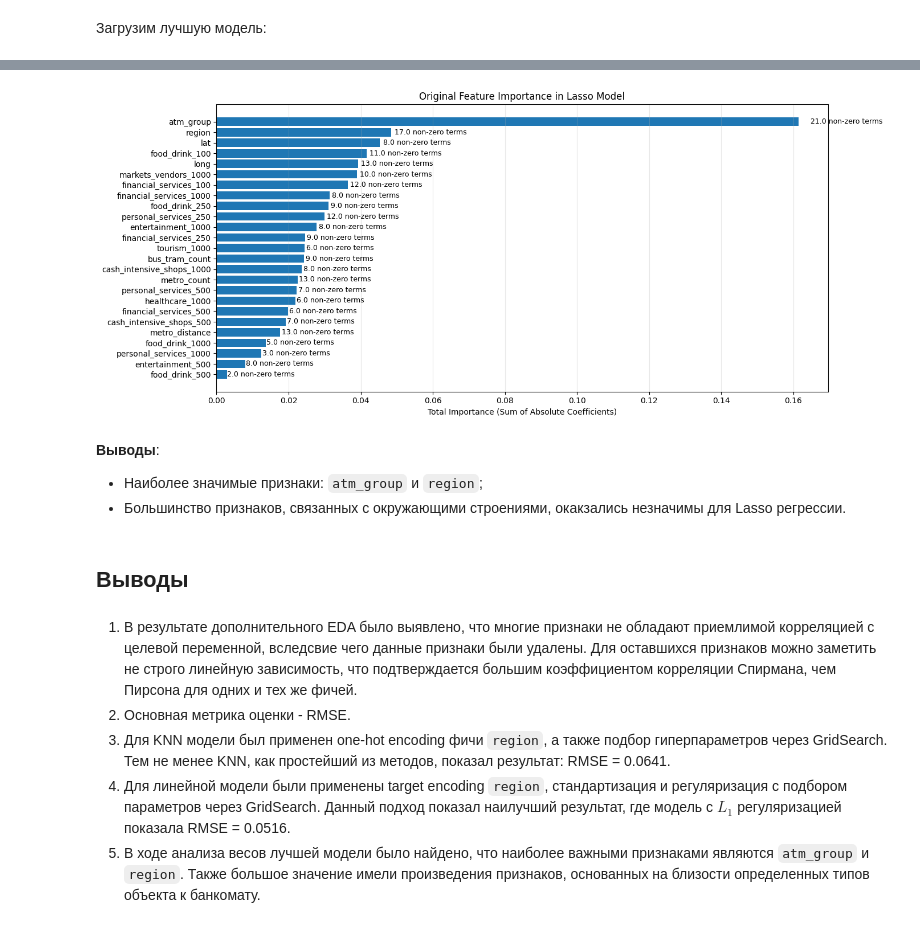
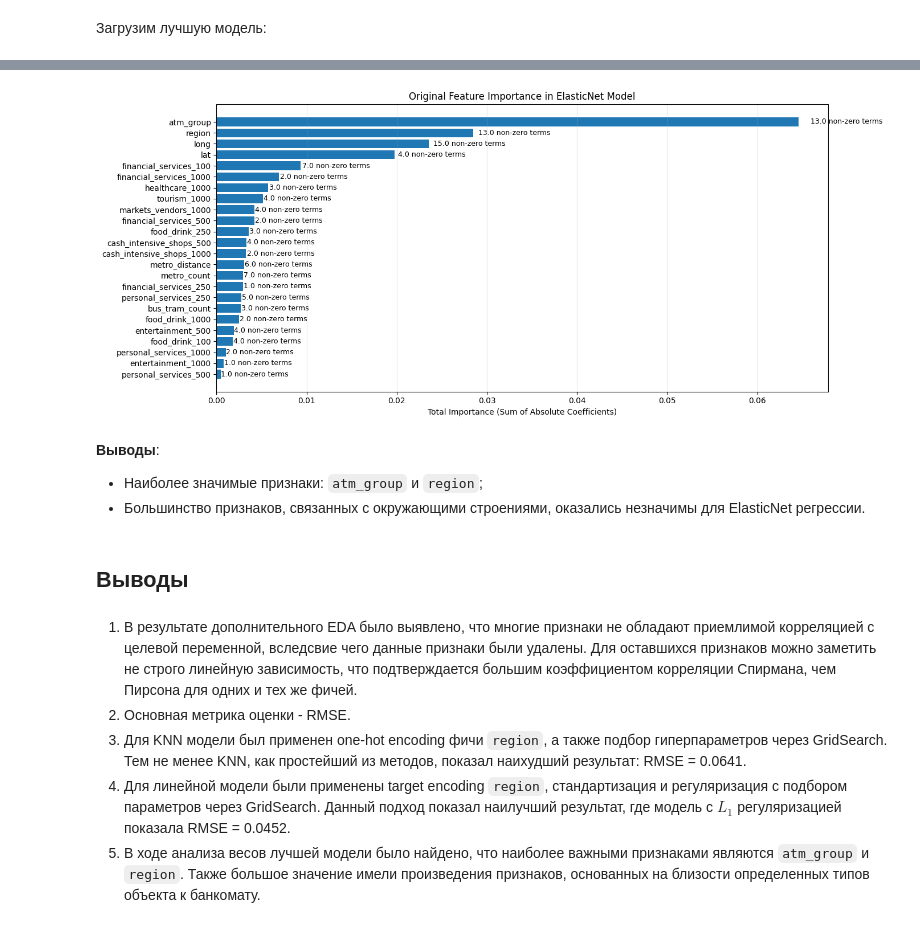
Before and after one commit to DenisOrlovHSE/GeolocationPopularityHSE, a Jupyter notebook: research/ML.ipynb, the cells around one changed output, grey strips where cells are left out. Saved outputs shown, nothing was run; the diff lists cells and outputs as text; code cells hidden in the pictures.

```diff
--- a/research/ML.ipynb
+++ b/research/ML.ipynb
@@ -390,3 +441,8 @@ print(df_train.head())
+# %%
+group_target_mapping = df_train.groupby('atm_group')['target'].mean()
+
+df_train['atm_group'] = df_train['atm_group'].map(group_target_mapping)
+df_test['atm_group'] = df_test['atm_group'].map(lambda x: group_target_mapping.get(x, overall_mean))
 # %%
 X_train = df_train.drop(columns=['target'])
 y_train = df_train['target']
@@ -575,7 +676,7 @@ ElasticNet, $\alpha =  0.001$, $l_1 ratio = 0.3$:
 best_pipeline = Pipeline([
     ('poly', PolynomialFeatures(degree=2, include_bias=False)),
     ('scaler', StandardScaler()),
-    ('model', Lasso(alpha=0.0001, max_iter=10000))
+    ('model', ElasticNet(alpha=0.001, l1_ratio=0.3, max_iter=10000))
 ])
 best_pipeline.fit(X_train, y_train)
 
@@ -589,12 +690,12 @@ with open("../models/best_linear_model.pkl", 'wb') as f:
 with open('../models/best_linear_model.pkl', 'rb') as f:
     best_model = pickle.load(f)
 # %%
-def analyze_lasso_coefficients(model, original_features_df):
-    lasso_model = model.named_steps['model']
+def analyze_elasticnet_coefficients(model, original_features_df):
+    elasticnet_model = model.named_steps['model']
     poly = model.named_steps['poly']
     original_features = original_features_df.columns.tolist()
     poly_feature_names = poly.get_feature_names_out(original_features)
-    coefficients = lasso_model.coef_
+    coefficients = elasticnet_model.coef_
     coef_df = pd.DataFrame({
         'feature': poly_feature_names,
         'coefficient': coefficients,
@@ -604,5 +705,5 @@ def analyze_lasso_coefficients(model, original_features_df):
     coef_df = coef_df.sort_values('abs_coefficient', ascending=False)
     return coef_df
 
-coef_df = analyze_lasso_coefficients(best_model, X_train)
+coef_df = analyze_elasticnet_coefficients(best_model, X_train)
 # %%
@@ -646,45 +747,48 @@ plot_lasso_coefficients(coef_df, top_n=15)
 def plot_feature_importance(coef_df, original_features_df):
     importance_dict = {}
     original_features = original_features_df.columns.tolist()
     for orig_feat in original_features:
-        mask = coef_df['feature'].str.contains(f'^{orig_feat}(?= |$)| {orig_feat}(?= |$)')
+        mask = coef_df['feature'].str.contains(f'(?:^|\\s){re.escape(orig_feat)}(?:\\s|$)', regex=True)
         related_coefs = coef_df[mask]
         if len(related_coefs) > 0:
             total_importance = related_coefs['abs_coefficient'].sum()
             importance_dict[orig_feat] = {
                 'total_importance': total_importance,
                 'non_zero_terms': related_coefs['is_nonzero'].sum()
             }
     importance_df = pd.DataFrame(importance_dict).T
     importance_df = importance_df.sort_values('total_importance', ascending=False)
+    importance_df = importance_df[importance_df['total_importance'] > 0]
     _, ax = plt.subplots(figsize=(14, 6))
     _ = ax.barh(range(len(importance_df)), importance_df['total_importance'].values)
     ax.set_yticks(range(len(importance_df)))
     ax.set_yticklabels(importance_df.index, fontsize=10)
     ax.invert_yaxis()
     ax.set_xlabel('Total Importance (Sum of Absolute Coefficients)')
-    ax.set_title('Original Feature Importance in Lasso Model')
+    ax.set_title('Original Feature Importance in ElasticNet Model')
     ax.grid(True, alpha=0.3, axis='x')
     for i, (_, row) in enumerate(importance_df.iterrows()):
         ax.text(row['total_importance'] * 1.02, i,
                f"{row['non_zero_terms']} non-zero terms",
                va='center', fontsize=9)
     plt.tight_layout()
     plt.show()
 
+    return importance_df
+
 
 importance_df = plot_feature_importance(coef_df, X_train)
 # %% [output]
-[figure, old version]
+[figure, new version]
 # %% [markdown]
 **Выводы**:
 - Наиболее значимые признаки: `atm_group` и `region`;
-- Большинство признаков, связанных с окружающими строениями, окакзались незначимы для Lasso регрессии.
+- Большинство признаков, связанных с окружающими строениями, оказались незначимы для ElasticNet регрессии.
 # %% [markdown]
 ## Выводы
 # %% [markdown]
 1) В результате дополнительного EDA было выявлено, что многие признаки не обладают приемлимой корреляцией с целевой переменной, вследсвие чего данные признаки были удалены. Для оставшихся признаков можно заметить не строго линейную зависимость, что подтверждается большим коэффициентом корреляции Спирмана, чем Пирсона для одних и тех же фичей.
 2) Основная метрика оценки - RMSE.
-3) Для KNN модели был применен one-hot encoding фичи `region`, а также подбор гиперпараметров через GridSearch. Тем не менее KNN, как простейший из методов, показал результат: RMSE = 0.0641.
-4) Для линейной модели были применены target encoding `region`, стандартизация и регуляризация с подбором параметров через GridSearch. Данный подход показал наилучший результат, где модель с $L_1$ регуляризацией показала RMSE = 0.0516.
+3) Для KNN модели был применен one-hot encoding фичи `region`, а также подбор гиперпараметров через GridSearch. Тем не менее KNN, как простейший из методов, показал наихудший результат: RMSE = 0.0641.
+4) Для линейной модели были применены target encoding `region`, стандартизация и регуляризация с подбором параметров через GridSearch. Данный подход показал наилучший результат, где модель с $L_1$ регуляризацией показала RMSE = 0.0452.
 5) В ходе анализа весов лучшей модели было найдено, что наиболее важными признаками являются `atm_group` и `region`. Также большое значение имели произведения признаков, основанных на близости определенных типов объекта к банкомату.
```
Also changed, not shown: parts of 18 cells of this notebook, 2 other files.
